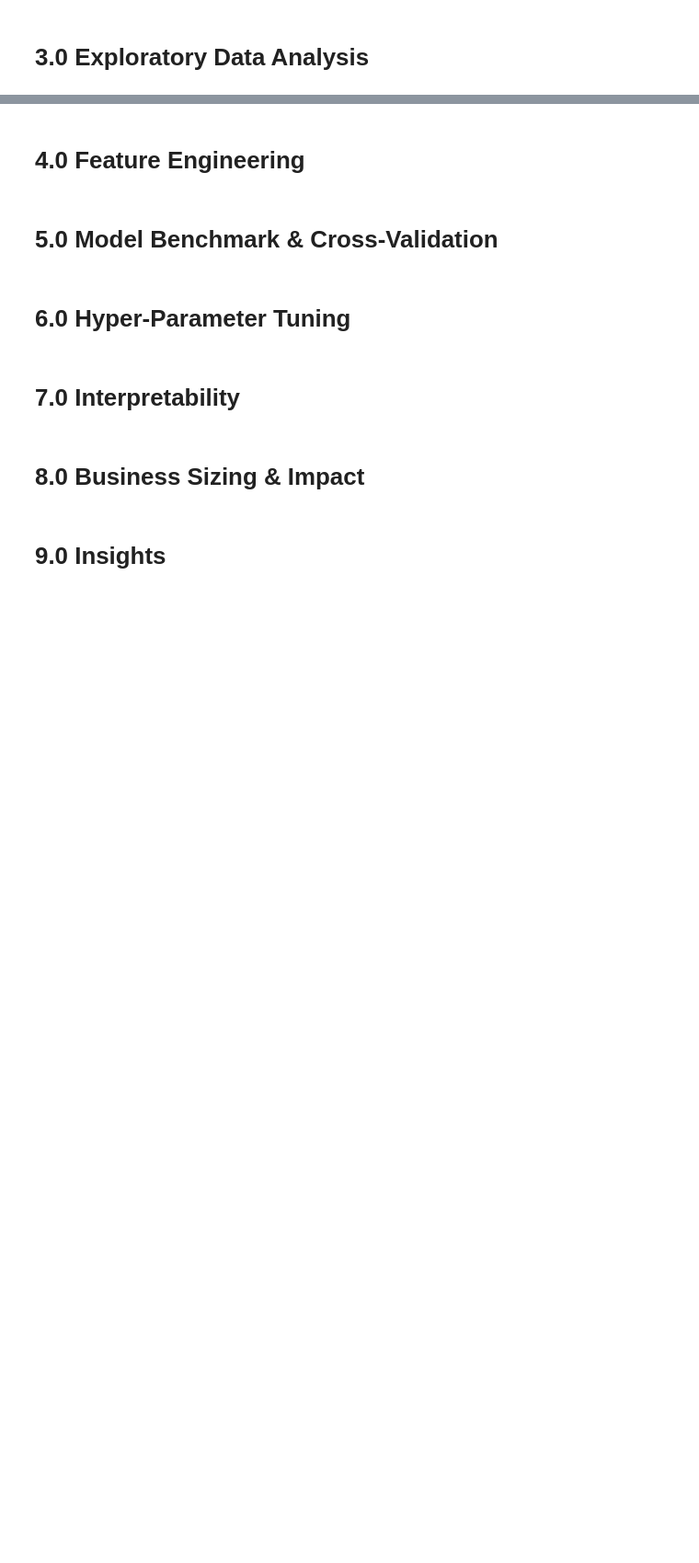
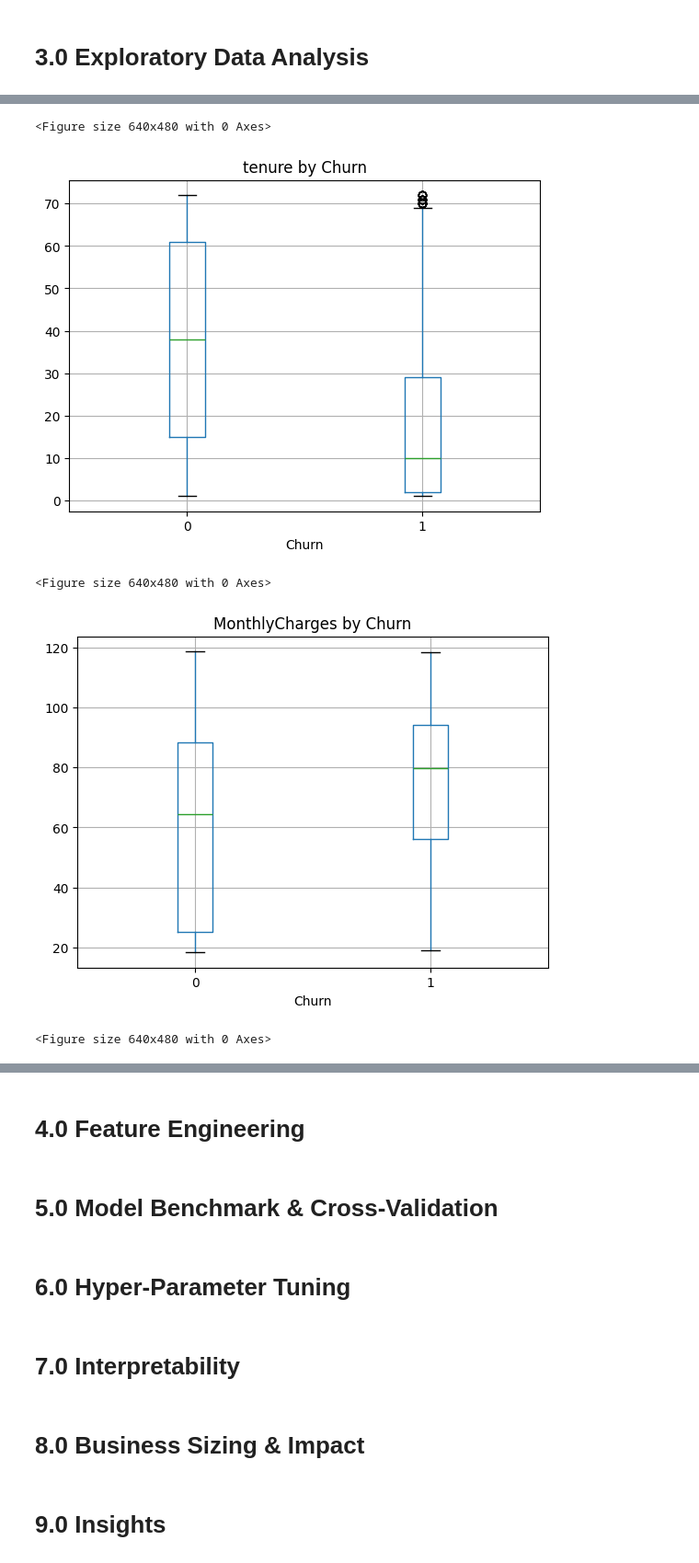
Before and after one commit to sidneipj1/telco_churn_case, a Jupyter notebook: notebooks/00_exploration_telco_churn_case.ipynb, the cells around one changed output, grey strips where cells are left out. Shown at 92% size. Drawn from its saved outputs; the diff is of its cells as text; code cells hidden in the pictures; blank space fills up the shorter version.

```diff
--- a/notebooks/00_exploration_telco_churn_case.ipynb
+++ b/notebooks/00_exploration_telco_churn_case.ipynb
@@ -66,0 +289,14 @@ import shap                                                   # SHAP values for
+# %%
+# Numeric vs target
+for col in NUM_COLS:
+    plt.figure()
+    df.boxplot(column=col, by="Churn")
+    plt.title(f"{col} by Churn")
+    plt.suptitle("")
+    plt.show()
+# %% [output]
+<Figure size 640x480 with 0 Axes>
+[figure, added]
+<Figure size 640x480 with 0 Axes>
+[figure, added]
+<Figure size 640x480 with 0 Axes>
```
Also changed, not shown: parts of 26 cells of this notebook, 4 other files.
